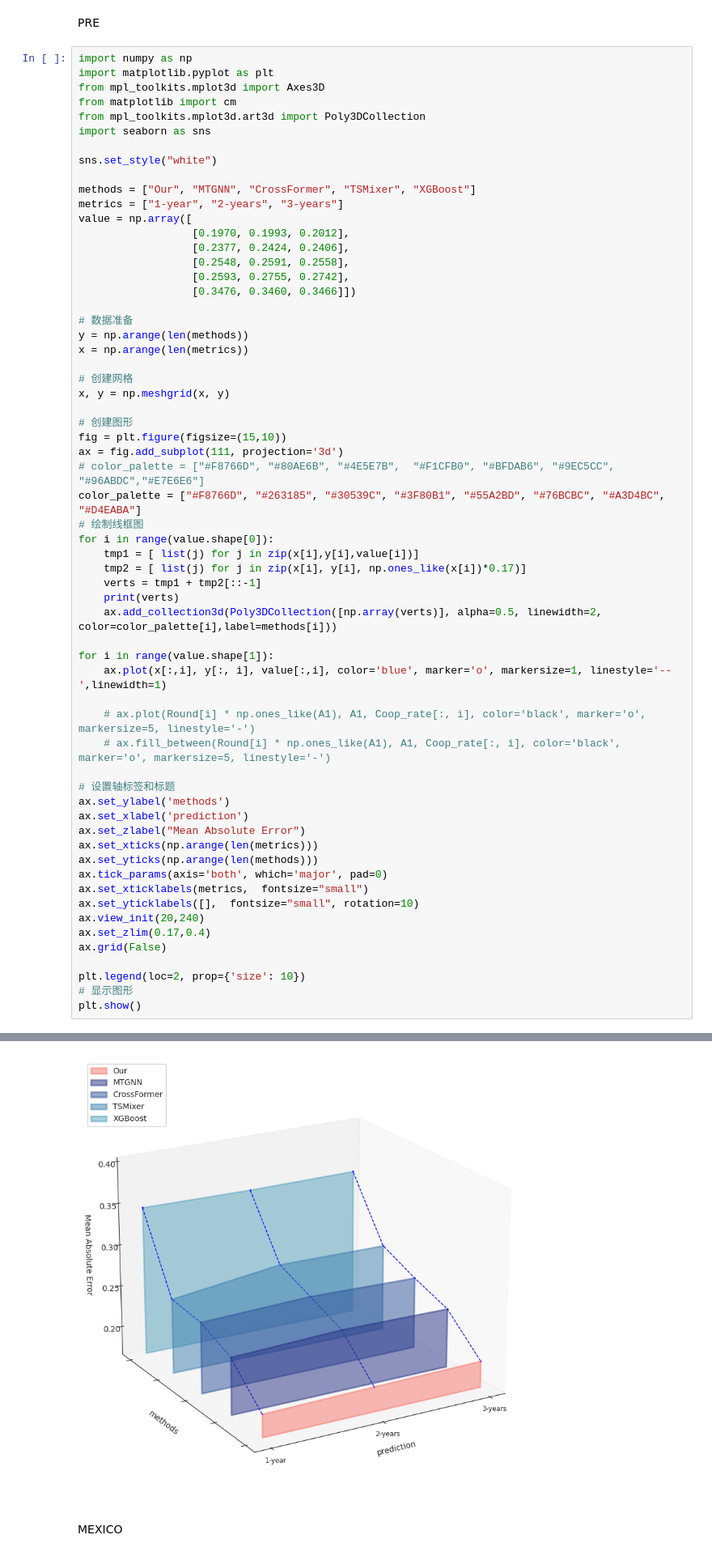
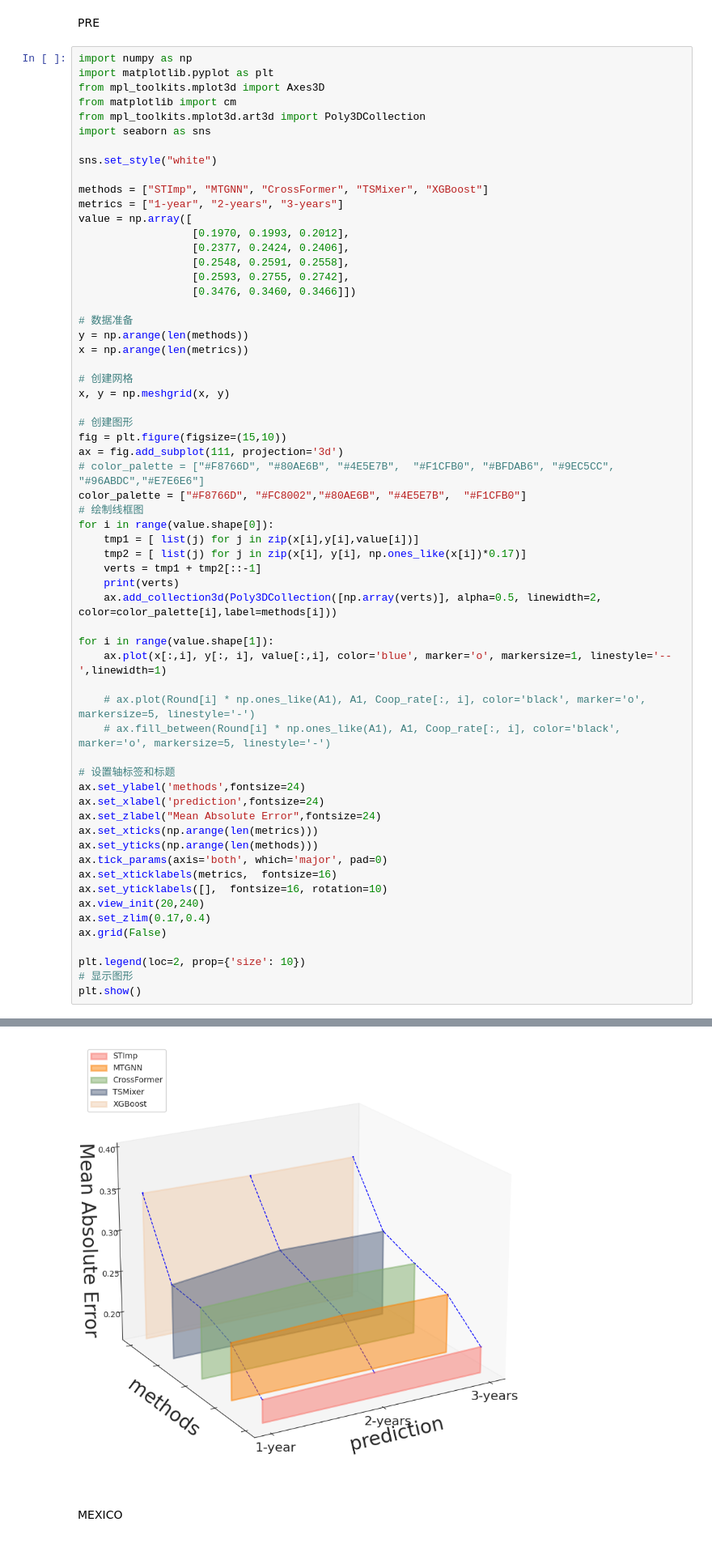
Before and after one commit to YangLabHKUST/STIMP, a Jupyter notebook: visualization/overall_performance_prediction.ipynb, the cells around one changed output, grey strips where cells are left out. Shown at 81% size. Drawn from its saved outputs; the diff is of its cells as text.

Commit message:
visualization

```diff
--- a/visualization/overall_performance_prediction.ipynb
+++ b/visualization/overall_performance_prediction.ipynb
@@ -15,7 +15,7 @@ import seaborn as sns
 
 sns.set_style("white")
 
-methods = ["Our", "MTGNN", "CrossFormer", "TSMixer", "XGBoost"]
+methods = ["STImp", "MTGNN", "CrossFormer", "TSMixer", "XGBoost"]
 metrics = ["1-year", "2-years", "3-years"]
 value = np.array([
                   [0.1970, 0.1993, 0.2012],
@@ -35,44 +35,44 @@ x, y = np.meshgrid(x, y)
 fig = plt.figure(figsize=(15,10))
 ax = fig.add_subplot(111, projection='3d')
 # color_palette = ["#F8766D", "#80AE6B", "#4E5E7B",  "#F1CFB0", "#BFDAB6", "#9EC5CC", "#96ABDC","#E7E6E6"]
-color_palette = ["#F8766D", "#263185", "#30539C", "#3F80B1", "#55A2BD", "#76BCBC", "#A3D4BC", "#D4EABA"]
+color_palette = ["#F8766D", "#FC8002","#80AE6B", "#4E5E7B",  "#F1CFB0"]
 # 绘制线框图
 for i in range(value.shape[0]):
     tmp1 = [ list(j) for j in zip(x[i],y[i],value[i])]
     tmp2 = [ list(j) for j in zip(x[i], y[i], np.ones_like(x[i])*0.17)]
     verts = tmp1 + tmp2[::-1]
     print(verts)
     ax.add_collection3d(Poly3DCollection([np.array(verts)], alpha=0.5, linewidth=2, color=color_palette[i],label=methods[i]))
 
 for i in range(value.shape[1]):
     ax.plot(x[:,i], y[:, i], value[:,i], color='blue', marker='o', markersize=1, linestyle='--',linewidth=1)
 
     # ax.plot(Round[i] * np.ones_like(A1), A1, Coop_rate[:, i], color='black', marker='o', markersize=5, linestyle='-')
     # ax.fill_between(Round[i] * np.ones_like(A1), A1, Coop_rate[:, i], color='black', marker='o', markersize=5, linestyle='-')
 
 # 设置轴标签和标题
-ax.set_ylabel('methods')
-ax.set_xlabel('prediction')
-ax.set_zlabel("Mean Absolute Error")
+ax.set_ylabel('methods',fontsize=24)
+ax.set_xlabel('prediction',fontsize=24)
+ax.set_zlabel("Mean Absolute Error",fontsize=24)
 ax.set_xticks(np.arange(len(metrics)))
 ax.set_yticks(np.arange(len(methods)))
 ax.tick_params(axis='both', which='major', pad=0)
-ax.set_xticklabels(metrics,  fontsize="small")
-ax.set_yticklabels([],  fontsize="small", rotation=10)
+ax.set_xticklabels(metrics,  fontsize=16)
+ax.set_yticklabels([],  fontsize=16, rotation=10)
 ax.view_init(20,240)
 ax.set_zlim(0.17,0.4)
 ax.grid(False)
 
 plt.legend(loc=2, prop={'size': 10})
 # 显示图形
 plt.show()
 # %% [output]
 [[0, 0, 0.197], [1, 0, 0.1993], [2, 0, 0.2012], [2, 0, 0.17], [1, 0, 0.17], [0, 0, 0.17]]
 [[0, 1, 0.2377], [1, 1, 0.2424], [2, 1, 0.2406], [2, 1, 0.17], [1, 1, 0.17], [0, 1, 0.17]]
 [[0, 2, 0.2548], [1, 2, 0.2591], [2, 2, 0.2558], [2, 2, 0.17], [1, 2, 0.17], [0, 2, 0.17]]
 [[0, 3, 0.2593], [1, 3, 0.2755], [2, 3, 0.2742], [2, 3, 0.17], [1, 3, 0.17], [0, 3, 0.17]]
 [[0, 4, 0.3476], [1, 4, 0.346], [2, 4, 0.3466], [2, 4, 0.17], [1, 4, 0.17], [0, 4, 0.17]]
-[figure, old version]
+[figure, new version]
 # %% [markdown]
 MEXICO
 # %%
```
Also changed, not shown: 1 other file.
